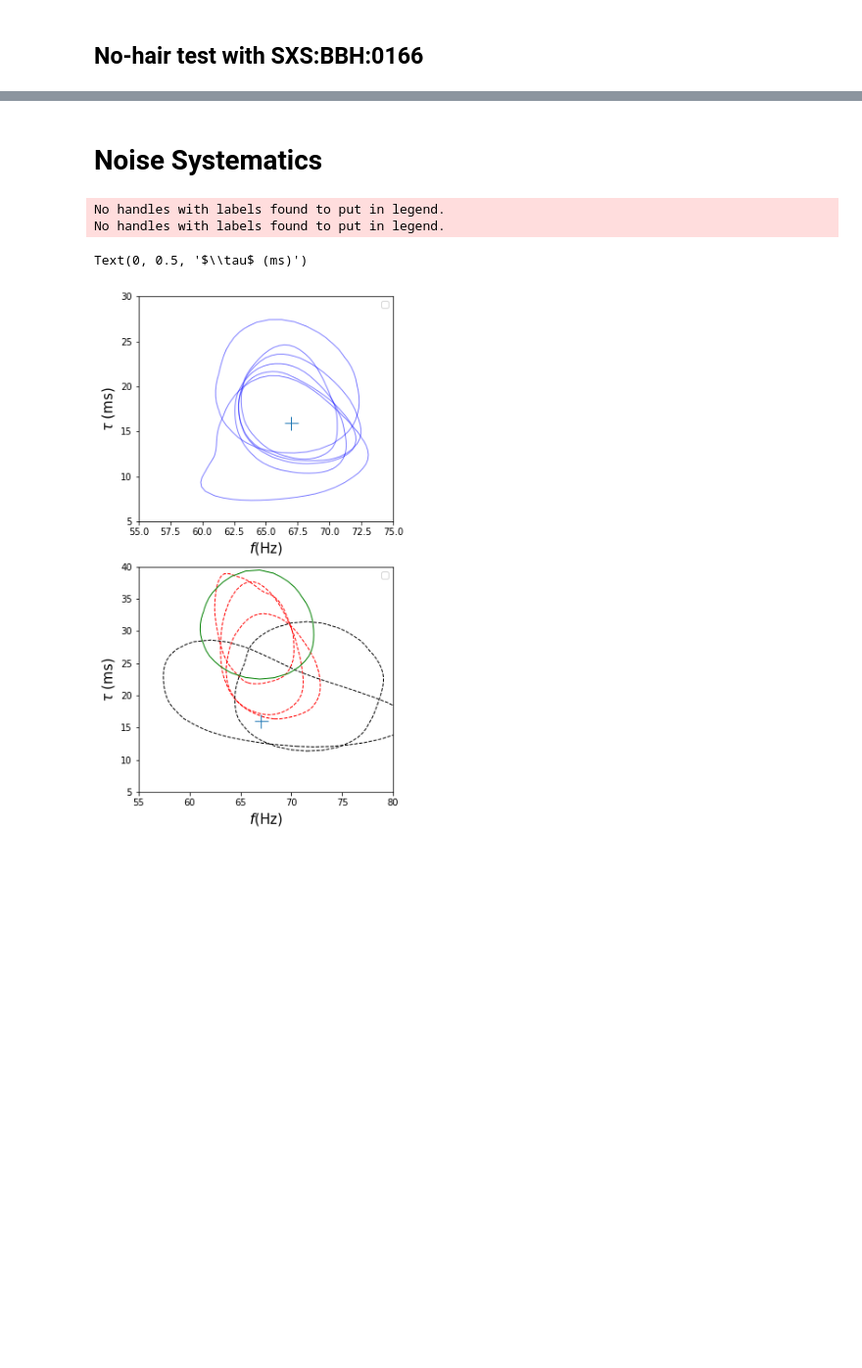
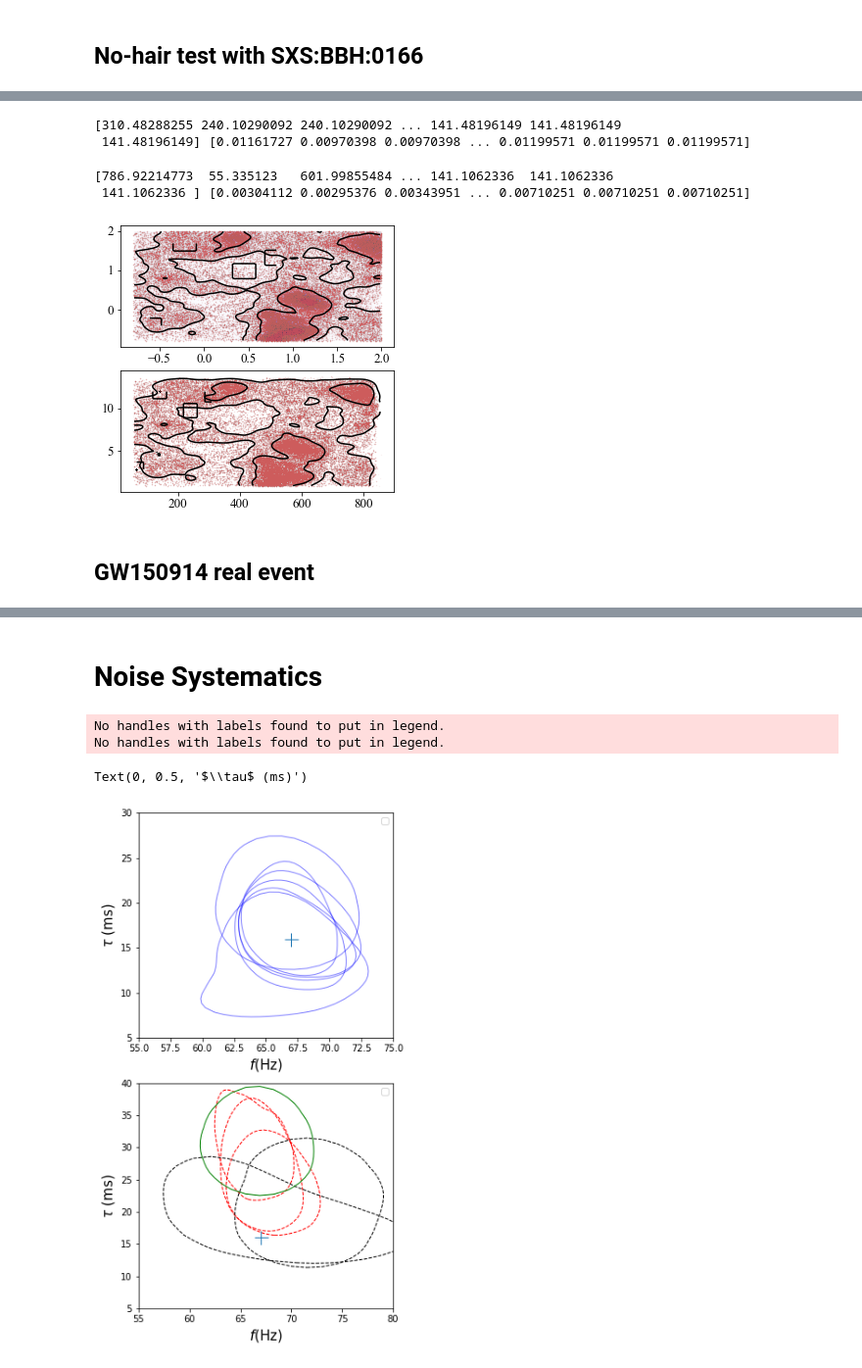
Before and after one commit to abhirup-ghosh/spinqnm, a Jupyter notebook: notebooks/paper_plots.ipynb, the cells around one changed output, grey strips where cells are left out. Shown at 98% size. Drawn from its saved outputs; the diff is of its cells as text; code cells hidden in the pictures; blank space fills up the shorter version.

```diff
--- a/notebooks/paper_plots.ipynb
+++ b/notebooks/paper_plots.ipynb
@@ -396,0 +416,75 @@ GW170729
+# %%
+# data
+
+post_loc_sxs_bbh_0166_220 = "../runs/parallel_bilby/GW150914_SXS_BBH_0166_220_v2_widerprior/outdir/GW150914_checkpoint_preresult.json"
+with open(post_loc_sxs_bbh_0166_220, "r") as f:
+    data_sxs_bbh_0166_220 = json.load(f)
+
+post_loc_sxs_bbh_0166_330 = "../runs/parallel_bilby/GW150914_SXS_BBH_0166_330_v3_widerprior/outdir/GW150914_result.json"
+with open(post_loc_sxs_bbh_0166_330, "r") as f:
+    data_sxs_bbh_0166_330 = json.load(f)
+# %%
+color_list = ['k', 'indianred']
+
+fig = plt.figure(figsize=(5,5))
+ax1 = fig.add_subplot(211)
+ax2 = fig.add_subplot(212)
+
+for (idx, data) in enumerate([data_sxs_bbh_0166_220, data_sxs_bbh_0166_330]):
+
+    m1, m2, a1z, a2z = data['posterior']['content']['mass_1'], \
+        data['posterior']['content']['mass_2'], \
+        data['posterior']['content']['chi_1'], \
+        data['posterior']['content']['chi_2']
+
+    if data == data_sxs_bbh_0166_220:
+        domega, dtau = data['posterior']['content']['domega220'], data['posterior']['content']['dtau220']
+
+        m1, m2, a1z, a2z, domega, dtau = np.array(m1), np.array(m2), np.array(a1z), \
+                                    np.array(a2z), np.array(domega), np.array(dtau)
+
+        # construct the frequencies and damping times
+        freq_GR, tau_GR, freq_modGR, tau_modGR = eff_quant(m1, m2, a1z, a2z, domega, dtau, [2,2])
+
+    elif data == data_sxs_bbh_0166_330:
+        domega, dtau = data['posterior']['content']['domega330'], data['posterior']['content']['dtau330']
+
+        m1, m2, a1z, a2z, domega, dtau = np.array(m1), np.array(m2), np.array(a1z), \
+                                    np.array(a2z), np.array(domega), np.array(dtau)
+
+        # construct the frequencies and damping times
+        freq_GR, tau_GR, freq_modGR, tau_modGR = eff_quant(m1, m2, a1z, a2z, domega, dtau, [3,3])
+
+    print(freq_modGR,tau_modGR)
+
+    # converty damping time samples from second to milli-second
+    tau_GR *= 1000.
+    tau_modGR *= 1000.
+
+    # construct 2D histogram in domega220,dtau220
+    P_xy, P_x, P_y, x_intp, y_intp, s1, s2 = P_xy_2dhist(domega, dtau, N_bins=100)
+    dx = np.mean(np.diff(x_intp))
+    dy = np.mean(np.diff(y_intp))
+    P_xy /= np.sum(P_xy) * dx * dy # normalise histogram
+
+    ax1.pcolormesh(x_intp, y_intp, gf(P_xy), cmap='Purples')
+    ax1.scatter(domega, dtau, color=color_list[idx], alpha=0.1, s=0.1)
+    ax1.contour(x_intp, y_intp, gf(P_xy), levels=(s2,s1), colors='k')
+
+    # construct 2D histogram in omega220,tau220
+    P_xy, P_x, P_y, x_intp, y_intp, s1, s2 = P_xy_2dhist(freq_modGR, tau_modGR, N_bins=100)
+    dx = np.mean(np.diff(x_intp))
+    dy = np.mean(np.diff(y_intp))
+    P_xy /= np.sum(P_xy) * dx * dy # normalise histogram
+
+    #ax2.pcolormesh(x_intp, y_intp, gf(P_xy), cmap='Purples')
+    ax2.scatter(freq_modGR, tau_modGR, color=color_list[idx], alpha=0.1, s=0.1)
+    ax2.contour(x_intp, y_intp, gf(P_xy), levels=(s2,s1), colors='k')
+# %% [output]
+[310.48288255 240.10290092 240.10290092 ... 141.48196149 141.48196149
+ 141.48196149] [0.01161727 0.00970398 0.00970398 ... 0.01199571 0.01199571 0.01199571]
+[786.92214773  55.335123   601.99855484 ... 141.1062336  141.1062336
+ 141.1062336 ] [0.00304112 0.00295376 0.00343951 ... 0.00710251 0.00710251 0.00710251]
+[figure, added]
+# %% [markdown]
+## GW150914 real event
```
Also changed, not shown: parts of 13 cells of this notebook, 10 other files.
